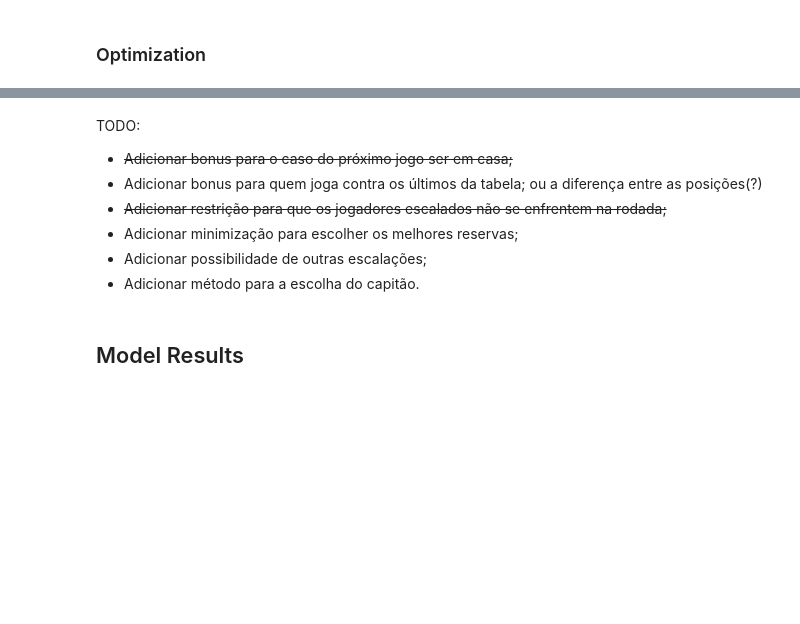
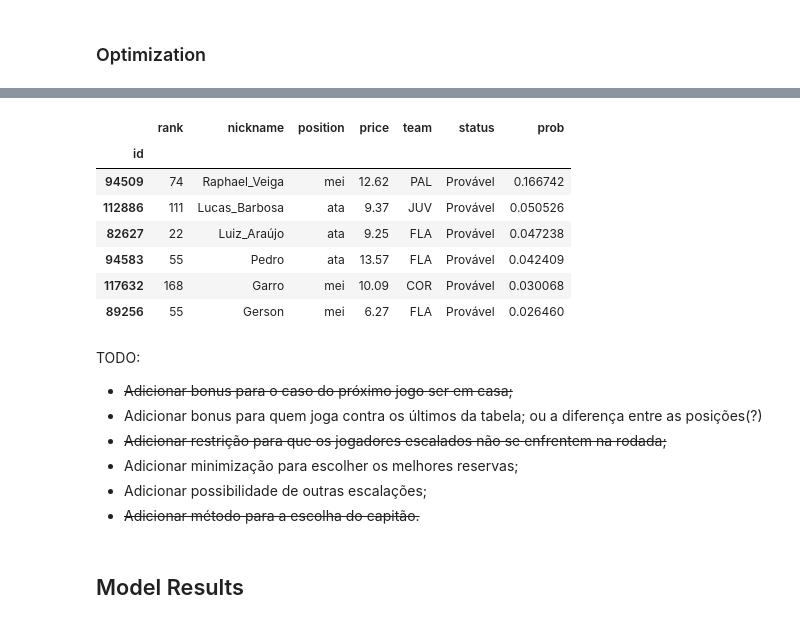
Before and after one commit to jquentino/mkv-cartola, a Jupyter notebook: model.ipynb, the cells around one changed output, grey strips where cells are left out. Cells and saved outputs as stored; diff of their text form; code cells hidden in the pictures; blank space fills up the shorter version.

```diff
--- a/model.ipynb
+++ b/model.ipynb
@@ -579,3 +579,15 @@ my_team['price'].sum()
+# %%
+# Captain
+my_team[my_team['position'].isin(["ata", "mei"])].sort_values('prob', axis=0, ascending=False)
+# %% [output]
+|  | rank | nickname | position | price | team | status | prob |
+| id |  |  |  |  |  |  |  |
+| 94509 | 74 | Raphael_Veiga | mei | 12.62 | PAL | Provável | 0.166742 |
+| 112886 | 111 | Lucas_Barbosa | ata | 9.37 | JUV | Provável | 0.050526 |
+| 82627 | 22 | Luiz_Araújo | ata | 9.25 | FLA | Provável | 0.047238 |
+| 94583 | 55 | Pedro | ata | 13.57 | FLA | Provável | 0.042409 |
+| 117632 | 168 | Garro | mei | 10.09 | COR | Provável | 0.030068 |
+| 89256 | 55 | Gerson | mei | 6.27 | FLA | Provável | 0.026460 |
 # %% [markdown]
 TODO:
 - ~~Adicionar bonus para o caso do próximo jogo ser em casa;~~
@@ -583,7 +595,7 @@ TODO:
 - ~~Adicionar restrição para que os jogadores escalados não se enfrentem na rodada;~~
 - Adicionar minimização para escolher os melhores reservas;
 - Adicionar possibilidade de outras escalações;
-- Adicionar método para a escolha do capitão.
+- ~~Adicionar método para a escolha do capitão.~~
 # %% [markdown]
 ## Model Results
 # %%
```
Also changed, not shown: parts of 29 cells of this notebook, 1 other file.
